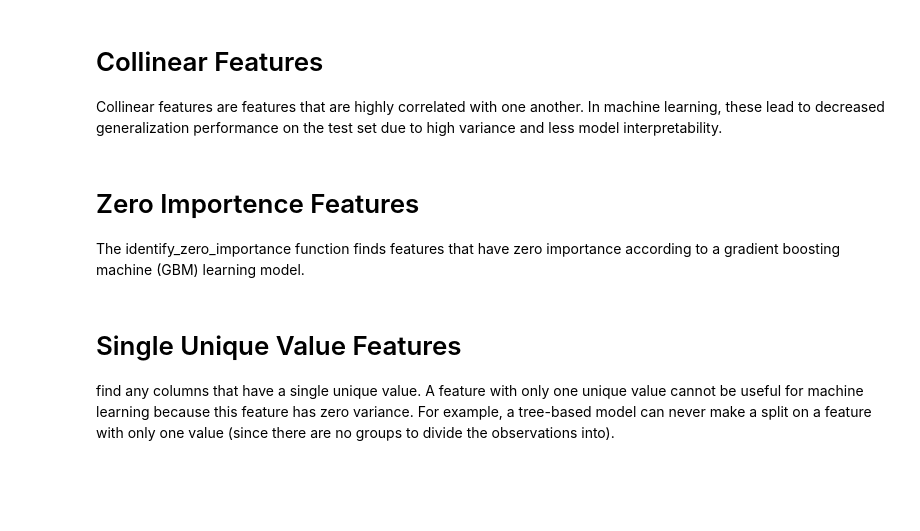
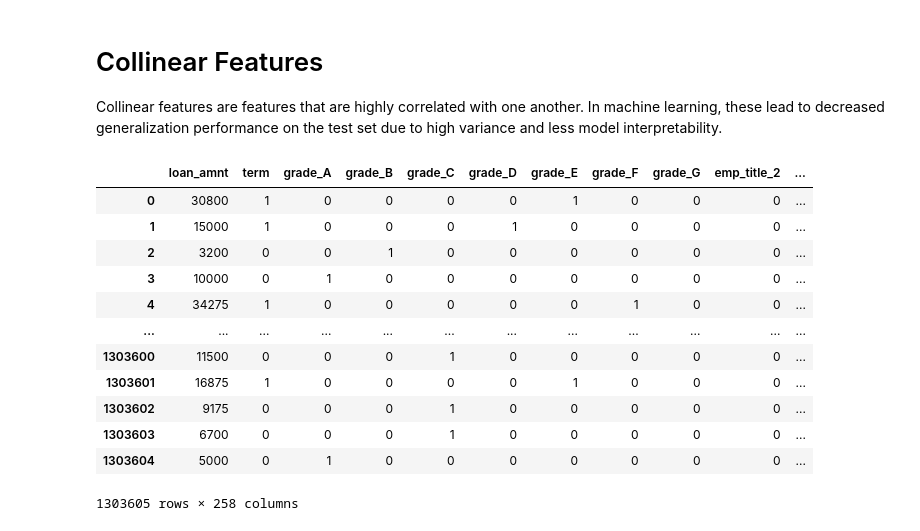
Before and after one commit to kuzb/machine-learning-course, a Jupyter notebook: proj/proj.ipynb, the cells around one changed output. Drawn from its saved outputs; the diff is of its cells as text; code cells hidden in the pictures; blank space fills up the shorter version.

```diff
--- a/proj/proj.ipynb
+++ b/proj/proj.ipynb
@@ -95,7 +128,7 @@ X_all['emp_title'] = X_all['emp_title'].astype(str).replace('[^a-zA-Z0-9 ]', '',
 # fix spelling mistakes
 #X_all['emp_title'].apply(lambda txt: ''.join(TextBlob(txt).correct()))
 
-frequent_titles = pd.Series(' '.join(X_all['emp_title']).lower().split()).value_counts()[:100]
+frequent_titles = pd.Series(' '.join(X_all['emp_title']).lower().split()).value_counts()[:200]
 arr = frequent_titles.index.to_numpy()
 
 to_be_ignored = ['the', 'of', 'and', '&', 'city', '-', '/','sr.', 'sr','inc.']
@@ -114,19 +147,4 @@ for r in arr:
 
 # renaming everything else to 'other'
 X_all['emp_title'] = np.where(~X_all['emp_title'].str.contains(whole), 'other', X_all['emp_title'])
-
-
-#Dropping columns with missing value rate higher than threshold
-X_all = X_all[X_all.columns[X_all.isnull().mean() < 0.7]]
-
-# replace null with zeros
-for col in X_all.columns:
-    # Replacing the missing values with the maximum occurred value
-    X_all[col].fillna(X_all[col].value_counts().idxmax(), inplace=True)
-    #X_all[col].fillna(0,inplace=True)
-
-    # removing trailing whitespaces and making all lowercase
-    if X_all[col].dtype == np.object:
-        X_all[col].str.strip()
-        X_all[col].str.lower()
 # %% [output]
@@ -214,16 +302,27 @@ Correlation states how the features are related to each other or the target vari
 # Collinear Features
 Collinear features are features that are highly correlated with one another. In machine learning, these lead to decreased generalization performance on the test set due to high variance and less model interpretability.
 # %%
-# # Create correlation matrix
-# corr_matrix = X_all.corr().abs()
+# Create correlation matrix
+corr_matrix = X_all.corr().abs()
 
-# # Select upper triangle of correlation matrix
-# upper = corr_matrix.where(np.triu(np.ones(corr_matrix.shape), k=1).astype(np.bool))
+# Select upper triangle of correlation matrix
+upper = corr_matrix.where(np.triu(np.ones(corr_matrix.shape), k=1).astype(np.bool))
 
-# # Find index of feature columns with correlation greater than 0.90
-# to_drop = [column for column in upper.columns if any(upper[column] > 0.90)]
+# Find index of feature columns with correlation greater than 0.90
+to_drop = [column for column in upper.columns if any(upper[column] > 0.90)]
 
-# X_all.drop(X_all[to_drop], axis=1)
+X_all.drop(X_all[to_drop], axis=1)
+# %% [output]
+|  | loan_amnt | term | grade_A | grade_B | grade_C | grade_D | grade_E | grade_F | grade_G | emp_title_2 | ... |
+| 0 | 30800 | 1 | 0 | 0 | 0 | 0 | 1 | 0 | 0 | 0 | ... |
+| 1 | 15000 | 1 | 0 | 0 | 0 | 1 | 0 | 0 | 0 | 0 | ... |
+| 2 | 3200 | 0 | 0 | 1 | 0 | 0 | 0 | 0 | 0 | 0 | ... |
+| 3 | 10000 | 0 | 1 | 0 | 0 | 0 | 0 | 0 | 0 | 0 | ... |
+| 4 | 34275 | 1 | 0 | 0 | 0 | 0 | 0 | 1 | 0 | 0 | ... |
+| ... | ... | ... | ... | ... | ... | ... | ... | ... | ... | ... | ... |
+| 1303600 | 11500 | 0 | 0 | 0 | 1 | 0 | 0 | 0 | 0 | 0 | ... |
+| 1303601 | 16875 | 1 | 0 | 0 | 0 | 0 | 1 | 0 | 0 | 0 | ... |
+| 1303602 | 9175 | 0 | 0 | 0 | 1 | 0 | 0 | 0 | 0 | 0 | ... |
+| 1303603 | 6700 | 0 | 0 | 0 | 1 | 0 | 0 | 0 | 0 | 0 | ... |
+| 1303604 | 5000 | 0 | 1 | 0 | 0 | 0 | 0 | 0 | 0 | 0 | ... |
+1303605 rows × 258 columns
-# %% [markdown]
-# Zero Importence Features
-The identify_zero_importance function finds features that have zero importance according to a gradient boosting machine (GBM) learning model.
@@ -243,3 +328,0 @@ The identify_zero_importance function finds features that have zero importance a
-# %% [markdown]
-# Single Unique Value Features
-find any columns that have a single unique value. A feature with only one unique value cannot be useful for machine learning because this feature has zero variance. For example, a tree-based model can never make a split on a feature with only one value (since there are no groups to divide the observations into).
```
Also changed, not shown: parts of 42 cells of this notebook.
